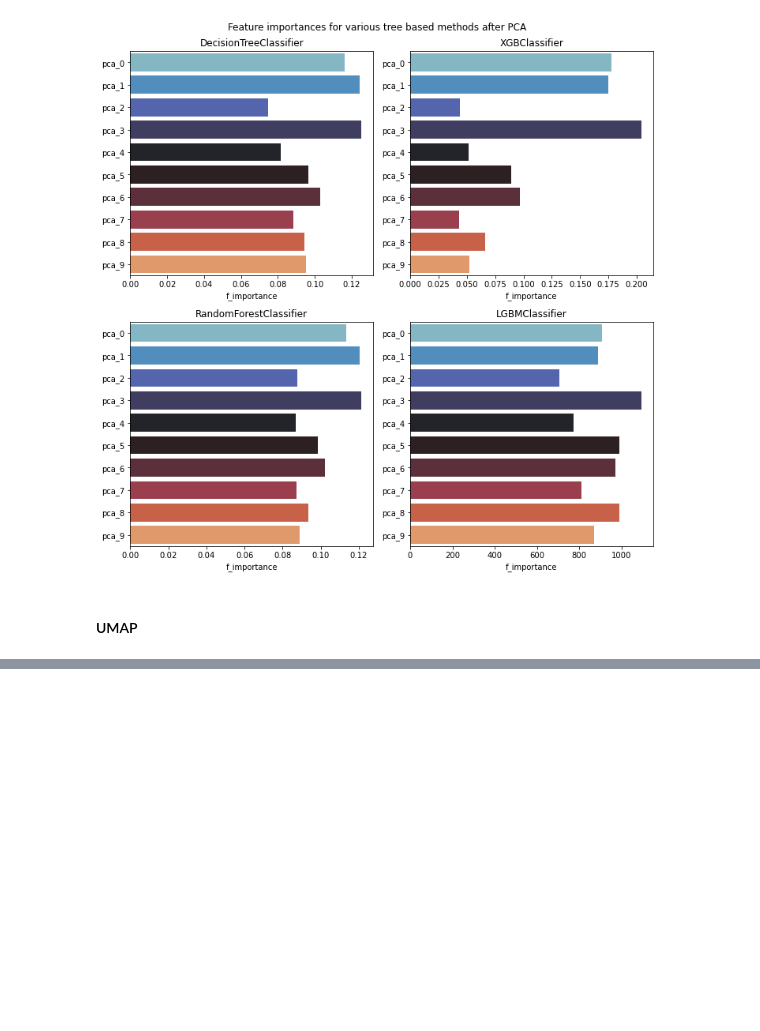
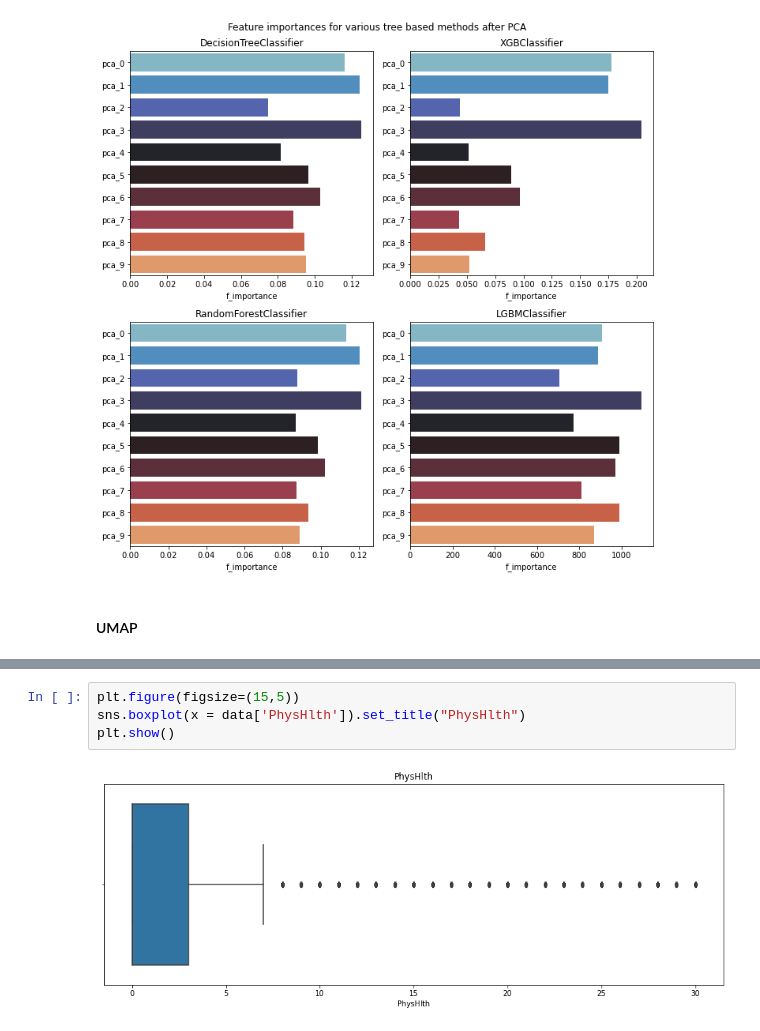
Before and after one commit to andnic51294/Diabetes_prediction, a Jupyter notebook: experimentation.ipynb, the cells around one changed output, grey strips where cells are left out. Saved outputs shown, nothing was run; the diff lists cells and outputs as text; blank space fills up the shorter version.

```diff
--- a/experimentation.ipynb
+++ b/experimentation.ipynb
@@ -449,0 +493,6 @@ plt.show()
+# %%
+plt.figure(figsize=(15,5))
+sns.boxplot(x = data['PhysHlth']).set_title("PhysHlth")
+plt.show()
+# %% [output]
+[figure, added]
```
Also changed, not shown: parts of 89 cells of this notebook.
